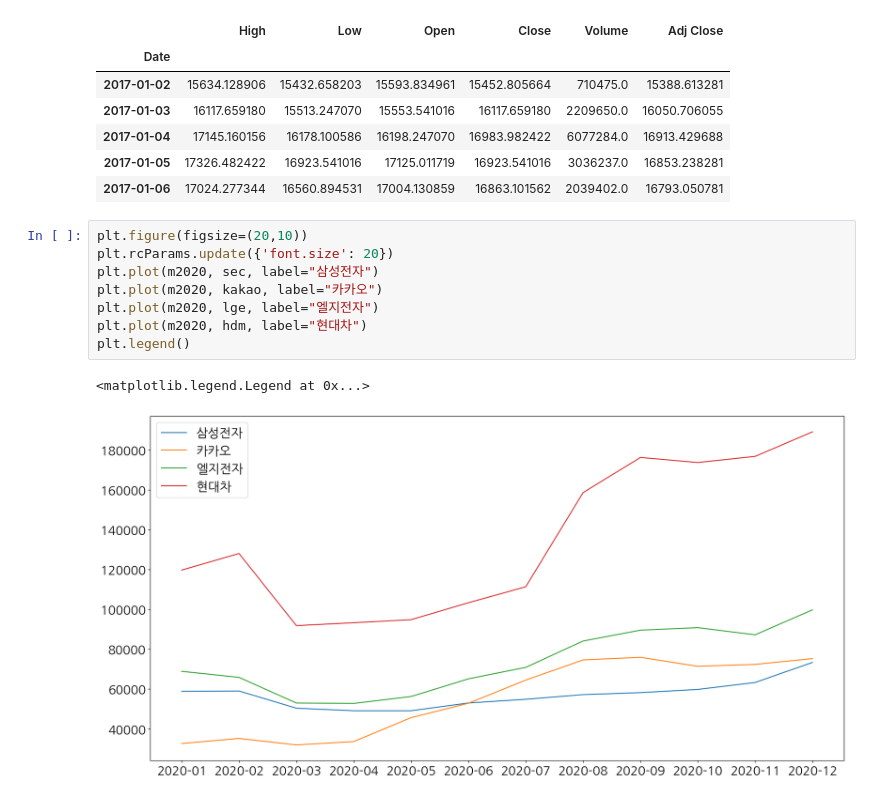
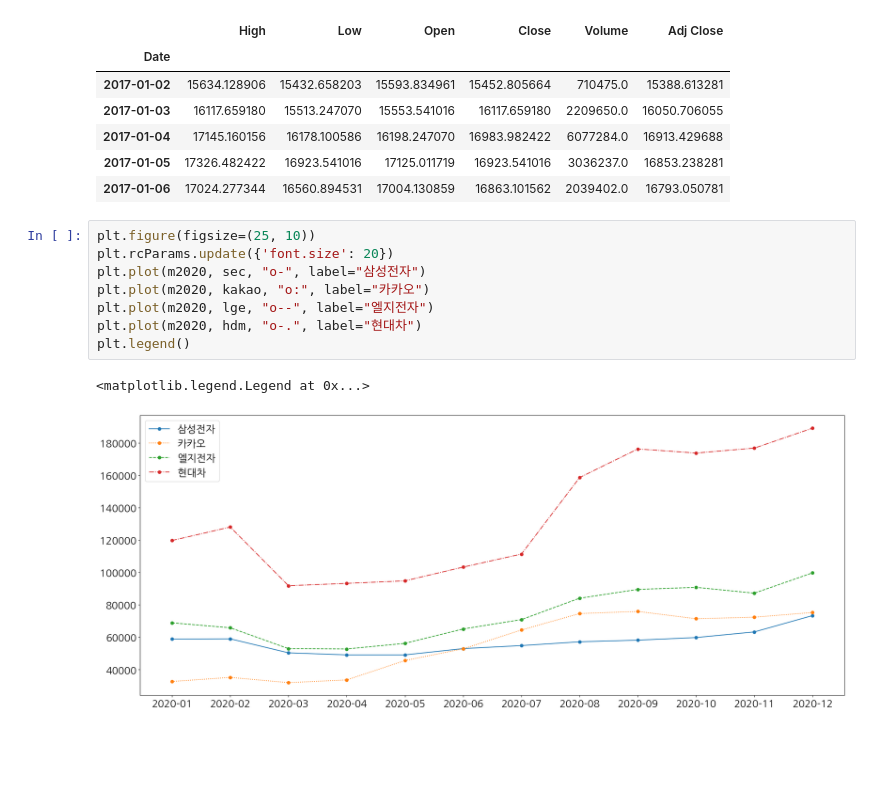
Before and after one commit to YimJeoYeol/e_commerce, a Jupyter notebook: visualization.ipynb, the cells around one changed output. Cells and saved outputs as stored; diff of their text form; blank space fills up the shorter version.

```diff
--- a/visualization.ipynb
+++ b/visualization.ipynb
@@ -190,13 +189,13 @@ df_kakao.head()
 | 2017-01-05 | 17326.482422 | 16923.541016 | 17125.011719 | 16923.541016 | 3036237.0 | 16853.238281 |
 | 2017-01-06 | 17024.277344 | 16560.894531 | 17004.130859 | 16863.101562 | 2039402.0 | 16793.050781 |
 # %%
-plt.figure(figsize=(20,10))
+plt.figure(figsize=(25, 10))
 plt.rcParams.update({'font.size': 20})
-plt.plot(m2020, sec, label="삼성전자")
-plt.plot(m2020, kakao, label="카카오")
-plt.plot(m2020, lge, label="엘지전자")
-plt.plot(m2020, hdm, label="현대차")
+plt.plot(m2020, sec, "o-", label="삼성전자")
+plt.plot(m2020, kakao, "o:", label="카카오")
+plt.plot(m2020, lge, "o--", label="엘지전자")
+plt.plot(m2020, hdm, "o-.", label="현대차")
 plt.legend()
 # %% [output]
 <matplotlib.legend.Legend at 0x...>
-[figure, old version]
+[figure, new version]
```
Also changed, not shown: parts of 8 cells of this notebook.
